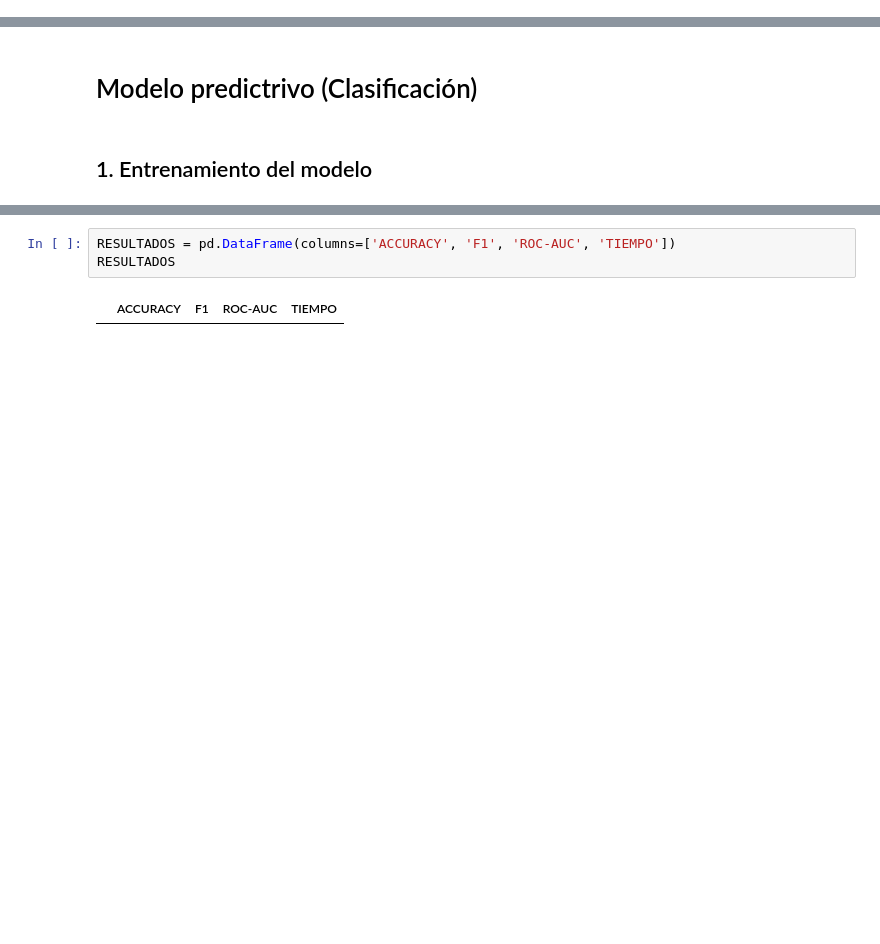
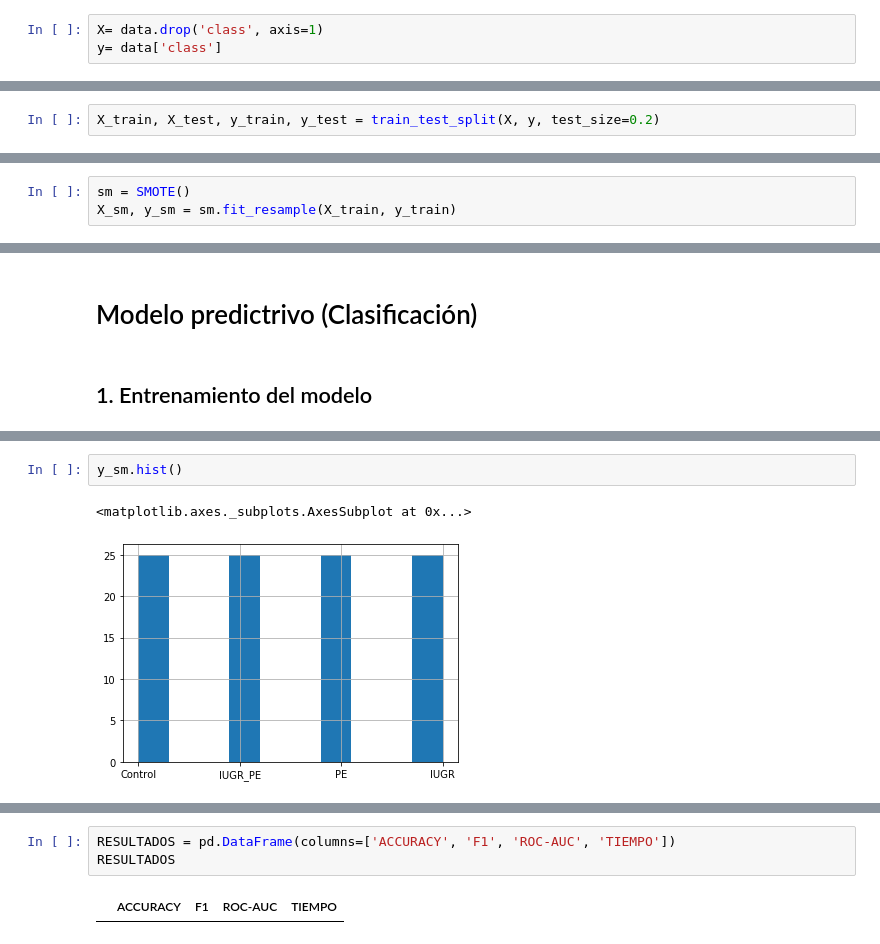
Before and after one commit to lolagj/TFM-Modelo-Riesgos-Embarazadas, a Jupyter notebook: Preprocesamiento.ipynb, the cells around one changed output, grey strips where cells are left out. Drawn from its saved outputs; the diff is of its cells as text; blank space fills up the shorter version.

```diff
--- a/Preprocesamiento.ipynb
+++ b/Preprocesamiento.ipynb
@@ -192,0 +212,3 @@ data.head()
+# %%
+X= data.drop('class', axis=1)
+y= data['class']
@@ -192,0 +217,2 @@ data.head()
+# %%
+X_train, X_test, y_train, y_test = train_test_split(X, y, test_size=0.2)
@@ -192,0 +223,3 @@ data.head()
+# %%
+sm = SMOTE()
+X_sm, y_sm = sm.fit_resample(X_train, y_train)
@@ -200,0 +399,5 @@ Contamos con un dataset con pocas instancias (95 filas), por lo que vamos a opta
+# %%
+y_sm.hist()
+# %% [output]
+<matplotlib.axes._subplots.AxesSubplot at 0x...>
+[figure, added]
```
Also changed, not shown: parts of 68 cells of this notebook.
